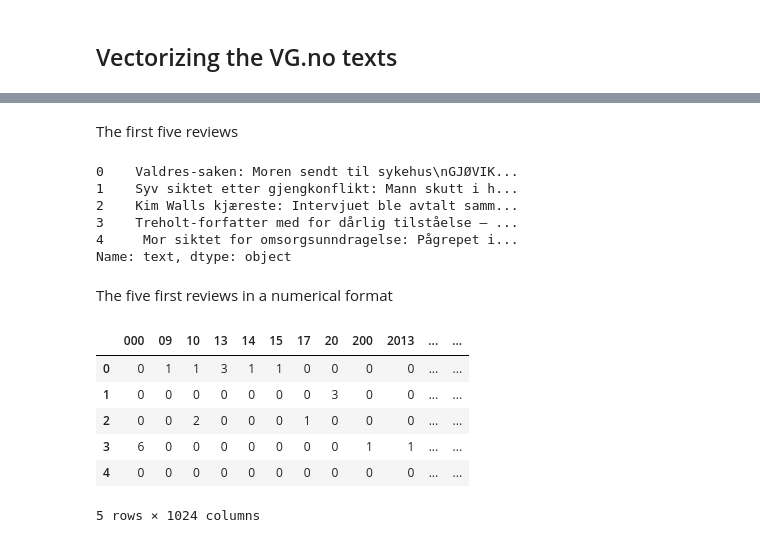
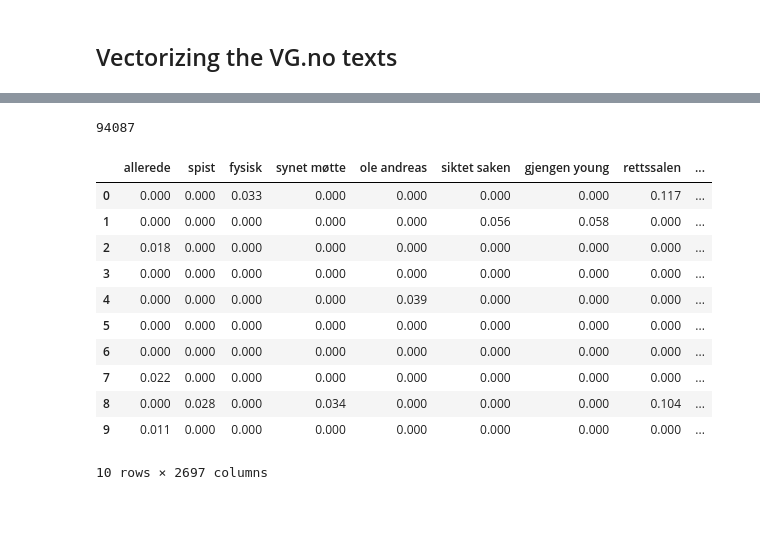
Before and after one commit to peterts/osloturen-2019, a Jupyter notebook: Build Model.ipynb, the cells around one changed output, grey strips where cells are left out. Saved outputs shown, nothing was run; the diff lists cells and outputs as text; code cells hidden in the pictures; blank space fills up the shorter version.

```diff
--- a/Build Model.ipynb
+++ b/Build Model.ipynb
@@ -134,9 +151,11 @@ f"{(df.text == '').mean() * 100:.2f}%"
 # %%
 pd.set_option('precision',3)
 
-def get_features_as_df(_X, _vec, n=None):
+def get_features_as_df(_X, _vec, n=None, shuffle=False):
     if n is None:
         n = _X.shape[0]
-    ix = np.asarray((_X[:n].sum(axis=0) > 0)).squeeze() # Select only words being used at least once for the first n rows
+    ix = np.arange(_X.shape[1])[np.asarray((_X[:n].sum(axis=0) > 0)).squeeze()] # Select only words being used at least once for the first n rows
+    if shuffle:
+        np.random.shuffle(ix)
     return pd.DataFrame(_X[:n, ix].todense(), columns=np.asarray(_vec.get_feature_names())[ix])
 # %% [markdown]
@@ -205,5 +222,6 @@ stopwords = get_stop_words("no")
 # %%
-vec = TfidfVectorizer(min_df=3, max_df=.5, ngram_range=(1, 2), sublinear_tf=True, stop_words=stopwords)
+%%capture
+vec = TfidfVectorizer(min_df=3, max_df=.5, ngram_range=(1, 2), stop_words=no_stopwords)
 X = vec.fit_transform(df.text)
 # %%
 X.shape
@@ -224,27 +236,22 @@ fnames[:5]
-# %% [markdown]
-The first five reviews
-# %%
-df.head(5).text
-# %% [output]
-0    Valdres-saken: Moren sendt til sykehus\nGJØVIK...
-1    Syv siktet etter gjengkonflikt: Mann skutt i h...
-2    Kim Walls kjæreste: Intervjuet ble avtalt samm...
-3    Treholt-forfatter med for dårlig tilståelse – ...
-4     Mor siktet for omsorgsunndragelse: Pågrepet i...
-Name: text, dtype: object
-# %% [markdown]
-The five first reviews in a numerical format
-# %%
-ix = np.asarray((X[:5].sum(axis=0) > 0)).squeeze()
-pd.DataFrame(X[:5, ix].todense(), columns=np.asarray(vec.get_feature_names())[ix])
-# %% [output]
-|  | 000 | 09 | 10 | 13 | 14 | 15 | 17 | 20 | 200 | 2013 | ... | ... |
-| 0 | 0 | 1 | 1 | 3 | 1 | 1 | 0 | 0 | 0 | 0 | ... | ... |
-| 1 | 0 | 0 | 0 | 0 | 0 | 0 | 0 | 3 | 0 | 0 | ... | ... |
-| 2 | 0 | 0 | 2 | 0 | 0 | 0 | 1 | 0 | 0 | 0 | ... | ... |
-| 3 | 6 | 0 | 0 | 0 | 0 | 0 | 0 | 0 | 1 | 1 | ... | ... |
-| 4 | 0 | 0 | 0 | 0 | 0 | 0 | 0 | 0 | 0 | 0 | ... | ... |
-5 rows × 1024 columns
+# %%
+len(fnames)
+# %% [output]
+94087
+# %%
+get_features_as_df(X, vec, 10, shuffle=True)
+# %% [output]
+|  | allerede | spist | fysisk | synet møtte | ole andreas | siktet saken | gjengen young | rettssalen | ... |
+| 0 | 0.000 | 0.000 | 0.033 | 0.000 | 0.000 | 0.000 | 0.000 | 0.117 | ... |
+| 1 | 0.000 | 0.000 | 0.000 | 0.000 | 0.000 | 0.056 | 0.058 | 0.000 | ... |
+| 2 | 0.018 | 0.000 | 0.000 | 0.000 | 0.000 | 0.000 | 0.000 | 0.000 | ... |
+| 3 | 0.000 | 0.000 | 0.000 | 0.000 | 0.000 | 0.000 | 0.000 | 0.000 | ... |
+| 4 | 0.000 | 0.000 | 0.000 | 0.000 | 0.039 | 0.000 | 0.000 | 0.000 | ... |
+| 5 | 0.000 | 0.000 | 0.000 | 0.000 | 0.000 | 0.000 | 0.000 | 0.000 | ... |
+| 6 | 0.000 | 0.000 | 0.000 | 0.000 | 0.000 | 0.000 | 0.000 | 0.000 | ... |
+| 7 | 0.022 | 0.000 | 0.000 | 0.000 | 0.000 | 0.000 | 0.000 | 0.000 | ... |
+| 8 | 0.000 | 0.028 | 0.000 | 0.034 | 0.000 | 0.000 | 0.000 | 0.104 | ... |
+| 9 | 0.011 | 0.000 | 0.000 | 0.000 | 0.000 | 0.000 | 0.000 | 0.000 | ... |
+10 rows × 2697 columns
 # %%
 from termcolor import colored
 import re
```
Also changed, not shown: parts of 63 cells of this notebook, 3 other files.
